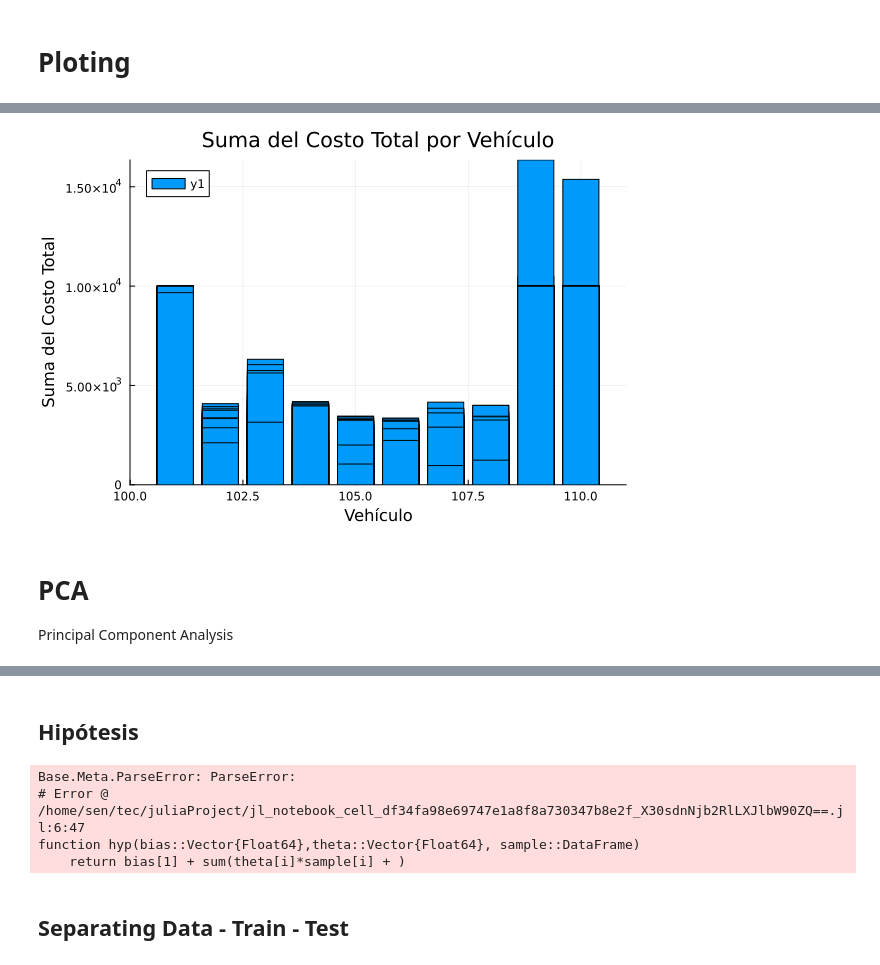
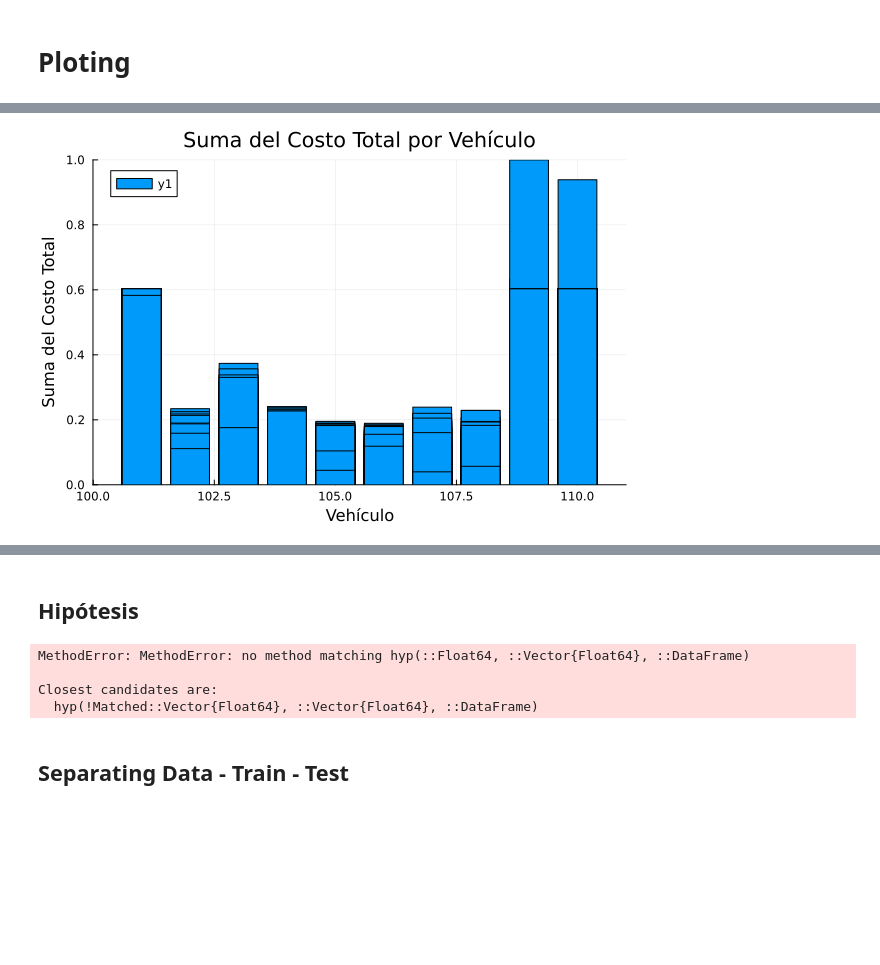
Before and after one commit to 00sen/JuliaLinearRegressionProject, a Jupyter notebook: dam.ipynb, the cells around one changed output, grey strips where cells are left out. Saved outputs shown, nothing was run; the diff lists cells and outputs as text; code cells hidden in the pictures; blank space fills up the shorter version.

```diff
--- a/dam.ipynb
+++ b/dam.ipynb
@@ -251,7 +289,4 @@ plot(1:nrow(df), df.Costo_Total, title="Costo Total a lo largo del tiempo", xlab
 # %%
-bar(df.Vehiculo, df.Costo_Total, title="Suma del Costo Total por Vehículo", xlabel="Vehículo", ylabel="Suma del Costo Total")
+bar(df.Vehiculo, df.Costo_Total_Norm, title="Suma del Costo Total por Vehículo", xlabel="Vehículo", ylabel="Suma del Costo Total")
 # %% [output]
-[figure, old version]
+[figure, new version]
-# %% [markdown]
-# PCA
-Principal Component Analysis
@@ -267,17 +305,29 @@ Costo_Total
 ## Hipótesis
 # %%
 # hyp
-theta = [float(rand(1:100)), float(rand(1:100)), float(rand(1:100))]
-bias = [float(rand(1:100))]
+# Odometro_Norm Float
+# Tanque_Lleno_Norm Bool
+# Costo_Total_Norm Float
+hyp_df = select(df, [:Odometro_Norm, :Tanque_Lleno, :Costo_Total_Norm])
+y = select(df, :Cantidad_Norm)
 
-function hyp(bias::Vector{Float64},theta::Vector{Float64}, sample::DataFrame)
-    return bias[1] + sum(theta[i]*sample[i] + )
+theta = [float(rand(-1:1)), float(rand(-1:1)), float(rand(-1:1))]
+bias = 0.0
+
+function hyp(bias::Vector{Float64}, theta::Vector{Float64}, df::DataFrame)
+    results = Vector{Float64}(undef, nrow(df))
+    for i in 1:nrow(df)
+        results[i] = bias[i] + sum(theta[j] * df[i, j] for j in 1:length(theta))
+    end
+    return results
 end
+
+hyp(bias, theta, hyp_df)
 # %% [output]
-Base.Meta.ParseError: ParseError:
-# Error @ /home/sen/tec/juliaProject/jl_notebook_cell_df34fa98e69747e1a8f8a730347b8e2f_X30sdnNjb2RlLXJlbW90ZQ==.jl:6:47
-function hyp(bias::Vector{Float64},theta::Vector{Float64}, sample::DataFrame)
-    return bias[1] + sum(theta[i]*sample[i] + )
+MethodError: MethodError: no method matching hyp(::Float64, ::Vector{Float64}, ::DataFrame)
+
+Closest candidates are:
+  hyp(!Matched::Vector{Float64}, ::Vector{Float64}, ::DataFrame)
 # %% [markdown]
 ## Separating Data - Train - Test
 # %%
```
Also changed, not shown: parts of 11 cells of this notebook, 1 other file.
